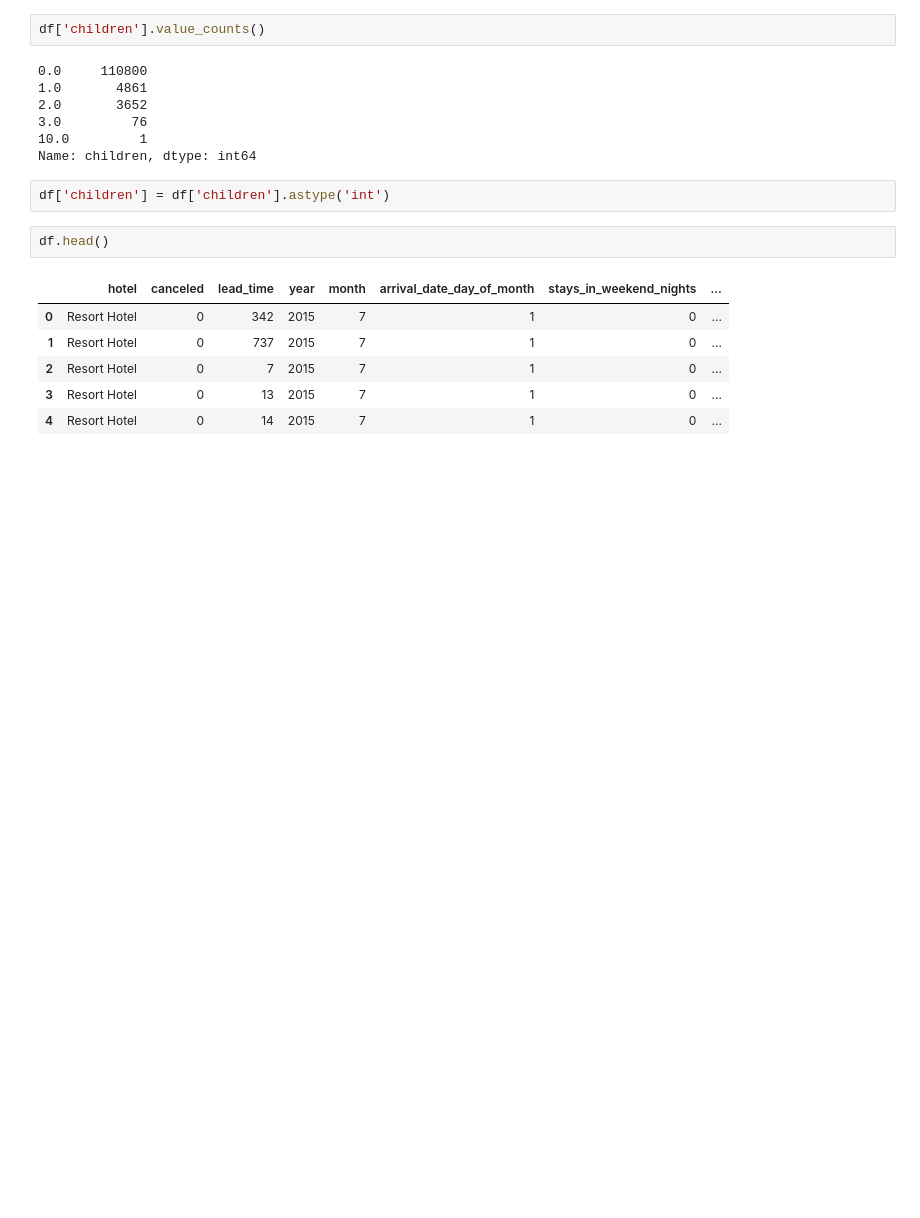
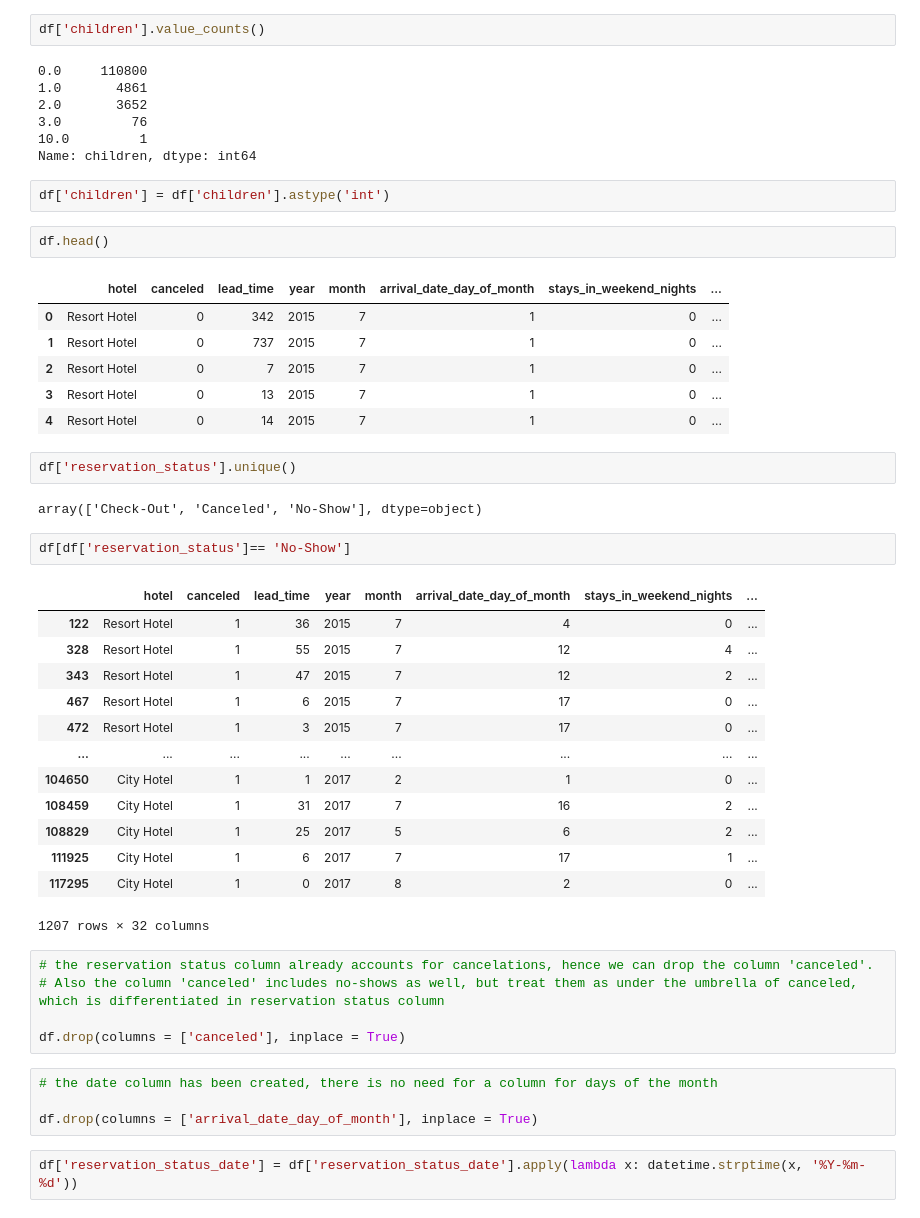
Before and after one commit to 01aleem/Hotel-Booking-Analysis, a Jupyter notebook: Hotel_Booking_Analysis.ipynb, the cells around one changed output. Saved outputs shown, nothing was run; the diff lists cells and outputs as text; blank space fills up the shorter version.

```diff
--- a/Hotel_Booking_Analysis.ipynb
+++ b/Hotel_Booking_Analysis.ipynb
@@ -285,3 +287,34 @@ df.head()
 | 2 | Resort Hotel | 0 | 7 | 2015 | 7 | 1 | 0 | ... |
 | 3 | Resort Hotel | 0 | 13 | 2015 | 7 | 1 | 0 | ... |
 | 4 | Resort Hotel | 0 | 14 | 2015 | 7 | 1 | 0 | ... |
+# %%
+df['reservation_status'].unique()
+# %% [output]
+array(['Check-Out', 'Canceled', 'No-Show'], dtype=object)
+# %%
+df[df['reservation_status']== 'No-Show']
+# %% [output]
+|  | hotel | canceled | lead_time | year | month | arrival_date_day_of_month | stays_in_weekend_nights | ... |
+| 122 | Resort Hotel | 1 | 36 | 2015 | 7 | 4 | 0 | ... |
+| 328 | Resort Hotel | 1 | 55 | 2015 | 7 | 12 | 4 | ... |
+| 343 | Resort Hotel | 1 | 47 | 2015 | 7 | 12 | 2 | ... |
+| 467 | Resort Hotel | 1 | 6 | 2015 | 7 | 17 | 0 | ... |
+| 472 | Resort Hotel | 1 | 3 | 2015 | 7 | 17 | 0 | ... |
+| ... | ... | ... | ... | ... | ... | ... | ... | ... |
+| 104650 | City Hotel | 1 | 1 | 2017 | 2 | 1 | 0 | ... |
+| 108459 | City Hotel | 1 | 31 | 2017 | 7 | 16 | 2 | ... |
+| 108829 | City Hotel | 1 | 25 | 2017 | 5 | 6 | 2 | ... |
+| 111925 | City Hotel | 1 | 6 | 2017 | 7 | 17 | 1 | ... |
+| 117295 | City Hotel | 1 | 0 | 2017 | 8 | 2 | 0 | ... |
+1207 rows × 32 columns
+# %%
+# the reservation status column already accounts for cancelations, hence we can drop the column 'canceled'.
+# Also the column 'canceled' includes no-shows as well, but treat them as under the umbrella of canceled, which is differentiated in reservation status column
+
+df.drop(columns = ['canceled'], inplace = True)
+# %%
+# the date column has been created, there is no need for a column for days of the month
+
+df.drop(columns = ['arrival_date_day_of_month'], inplace = True)
+# %%
+df['reservation_status_date'] = df['reservation_status_date'].apply(lambda x: datetime.strptime(x, '%Y-%m-%d'))
```
Also changed, not shown: parts of 32 cells of this notebook.
